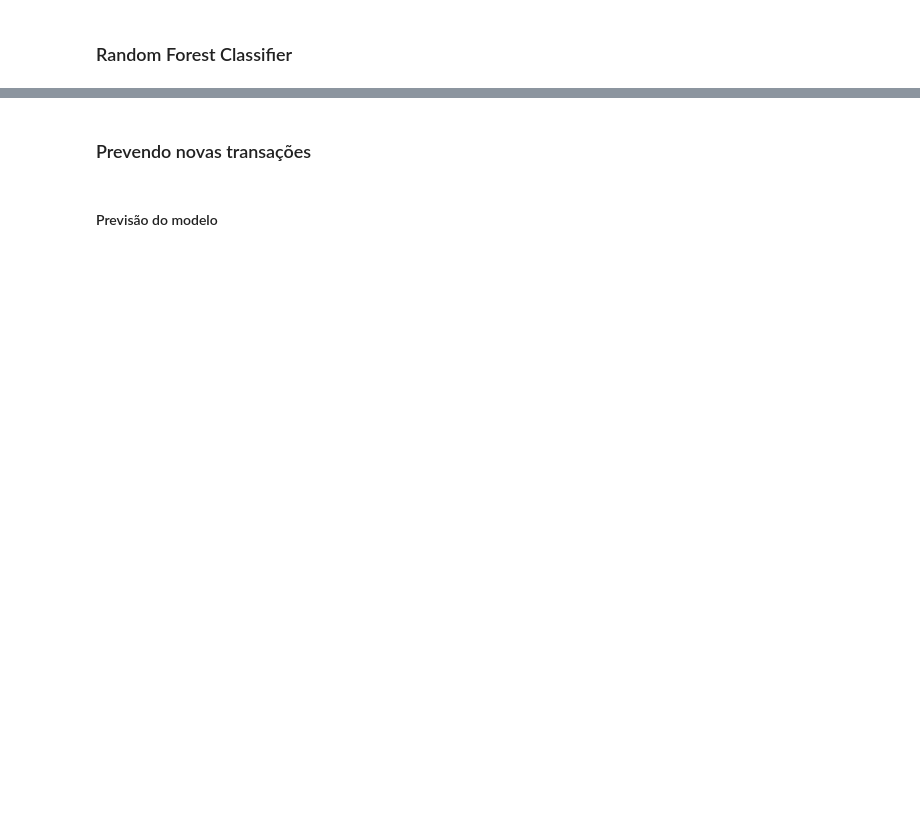
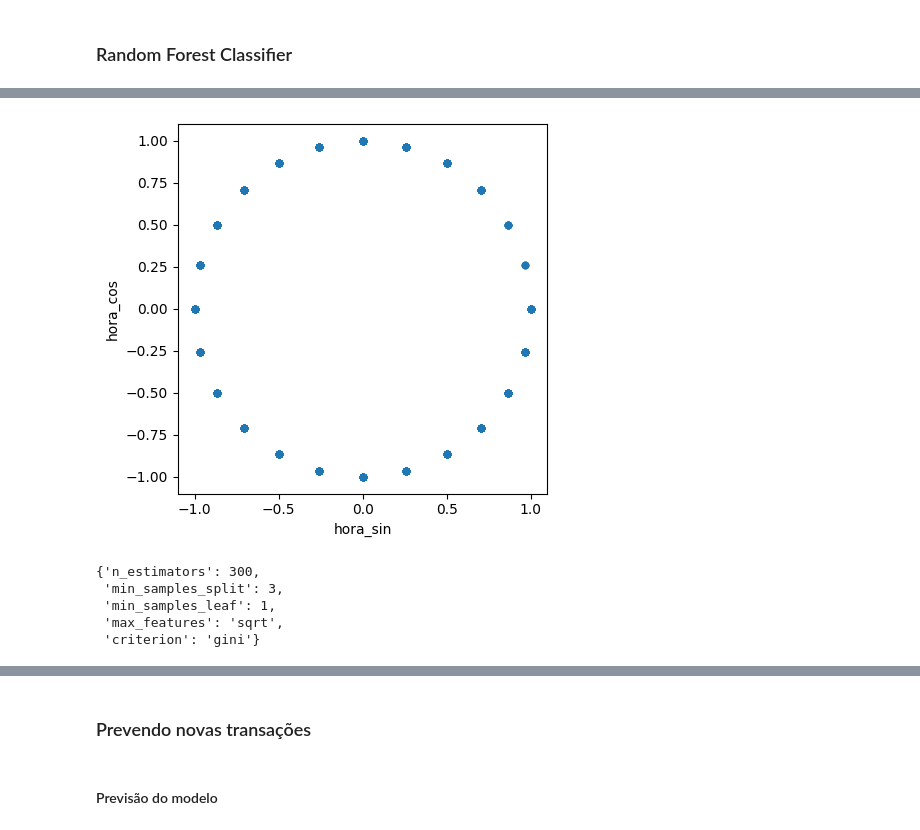
Before and after one commit to TgoPedrosa/chargeback-fraude, a Jupyter notebook: notebooks/Predictive analytics.ipynb, the cells around one changed output, grey strips where cells are left out. Cells and saved outputs as stored; diff of their text form; code cells hidden in the pictures; blank space fills up the shorter version.

```diff
--- a/notebooks/Predictive analytics.ipynb
+++ b/notebooks/Predictive analytics.ipynb
@@ -133,10 +112,3 @@ BNB: 0.944196 (0.021501)
-# %%
-df['dia_sin'] = np.sin(df.dia*(2.*np.pi/30))
-df['dia_cos'] = np.cos(df.dia*(2.*np.pi/30))
-df['hora_sin'] = np.sin(df.hora*(2.*np.pi/24))
-df['hora_cos'] = np.cos(df.hora*(2.*np.pi/24))
-df['dia_semana_sin'] = np.sin(df.hora*(2.*np.pi/7))
-df['dia_semana_cos'] = np.cos(df.hora*(2.*np.pi/7))
 # %%
 param_grid = {
     'n_estimators': [50, 100, 200, 300],
@@ -236,0 +235,52 @@ fig.tight_layout()
+# %%
+df['dia_sin'] = np.sin(2 * np.pi * df['dia']/30)
+df['dia_cos'] = np.cos(2 * np.pi * df['dia']/30)
+df['hora_sin'] = np.sin(2 * np.pi * df['hora']/24.0)
+df['hora_cos'] = np.cos(2 * np.pi * df['hora']/24.0)
+df['dia_semana_sin'] = np.sin(2 * np.pi * df['dia_semana']/7)
+df['dia_semana_cos'] = np.cos(2 * np.pi * df['dia_semana']/7)
+
+ax = df.plot.scatter('hora_sin', 'hora_cos').set_aspect('equal')
+# %% [output]
+[figure, added]
+# %%
+features_list2 = ['dia_sin', 'dia_cos', 'hora_sin', 'hora_cos', 'dia_semana_sin', 'dia_semana_cos', 'periodo_semana', 'periodo_mes',
+       'hora_completa_segundos', 'periodo_dia', 'valor', 'cartao_usado_antes']
+
+# Separando as features e o target
+# Sem usar media_dia, media_cartao e quantidade_uso_cartao para não ter data leakage
+X2 = df.loc[:,features_list2]
+y2 = df['cbk']
+
+# Dividindo o conjunto de dados em treinamento e teste
+X_train2, X_test2, y_train2, y_test2 = train_test_split(X2, y2, test_size=0.2, random_state=42)
+
+# label encoding
+le = LabelEncoder()
+for x in ['periodo_semana', 'periodo_mes', 'periodo_dia', 'cartao_usado_antes']:
+    X_train2[x] = le.fit_transform(X_train2[x])
+    X_test2[x] = le.transform(X_test2[x])
+
+y_train2 = le.fit_transform(y_train2)
+y_test2 = le.transform(y_test2)
+
+
+param_grid = {
+    'n_estimators': [50, 100, 200, 300],
+    'max_features': ['sqrt', 'log2'],
+    'criterion' : ['gini', 'entropy', 'log_loss'],
+    'min_samples_split' : [2, 3, 4, 5],
+    'min_samples_leaf': [1, 2, 3, 4]
+}
+
+rfc2=RandomForestClassifier(random_state=42)
+rf_RandomGrid = RandomizedSearchCV(estimator = rfc2, param_distributions = param_grid, cv = 10, n_jobs = 4, scoring='recall')
+rf_RandomGrid.fit(X_train2, y_train2)
+
+rf_RandomGrid.best_params_
+# %% [output]
+{'n_estimators': 300,
+ 'min_samples_split': 3,
+ 'min_samples_leaf': 1,
+ 'max_features': 'sqrt',
+ 'criterion': 'gini'}
```
Also changed, not shown: parts of 24 cells of this notebook.
